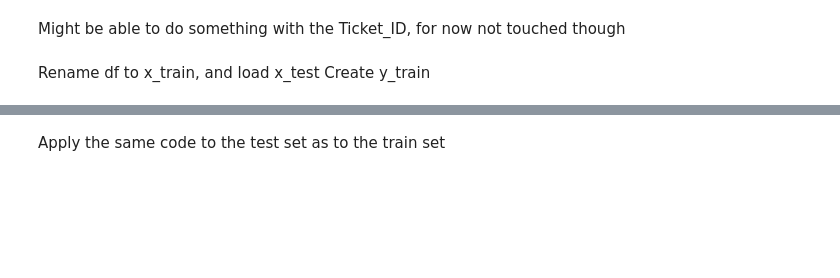
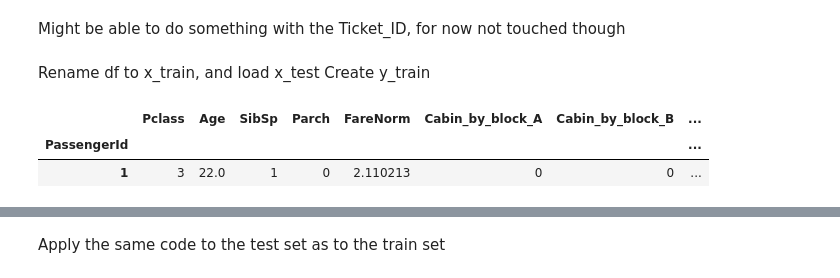
Before and after one commit to marc6330/Kaggle_Competitions, a Jupyter notebook: 01_Kaggle_Titanic_Competition.ipynb, the cells around one changed output, grey strips where cells are left out. Drawn from its saved outputs; the diff is of its cells as text; code cells hidden in the pictures; blank space fills up the shorter version.

```diff
--- a/01_Kaggle_Titanic_Competition.ipynb
+++ b/01_Kaggle_Titanic_Competition.ipynb
@@ -244,4 +281,10 @@ Create y_train
 # %%
 y_train = pd.DataFrame(df.Survived)
 x_train = df.drop(['Survived', 'Ticket', 'Name', 'Cabin', 'Fare'], axis = 1)
+# %%
+x_train.head(1)
+# %% [output]
+|  | Pclass | Age | SibSp | Parch | FareNorm | Cabin_by_block_A | Cabin_by_block_B | ... |
+| PassengerId |  |  |  |  |  |  |  | ... |
+| 1 | 3 | 22.0 | 1 | 0 | 2.110213 | 0 | 0 | ... |
 # %%
```
Also changed, not shown: parts of 25 cells of this notebook.
